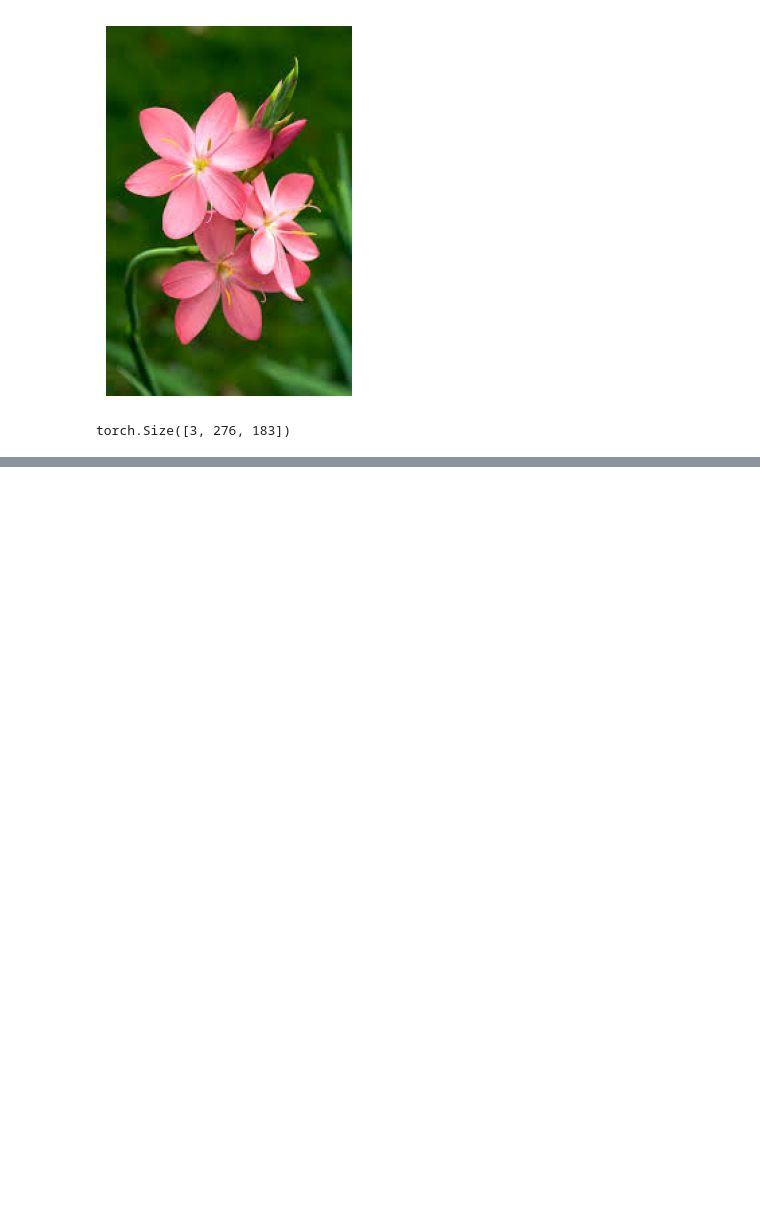
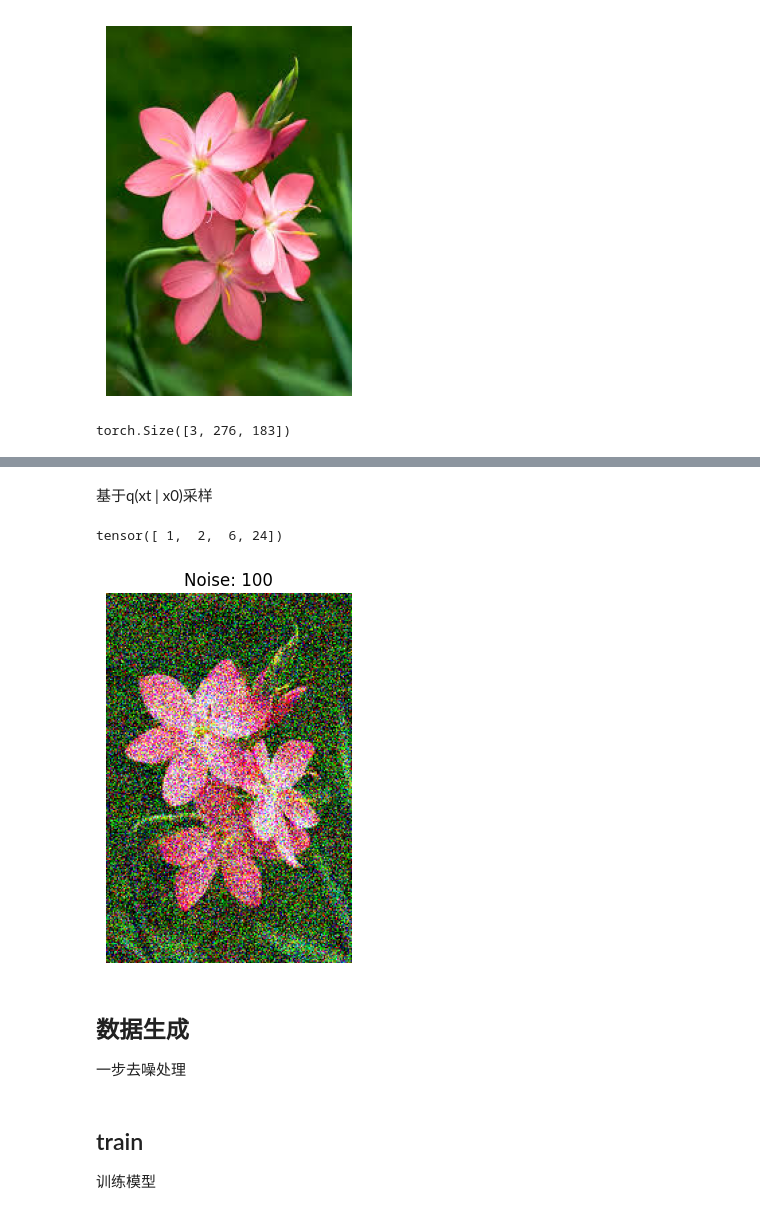
Before and after one commit to Hinna0818/DL-self-practice, a Jupyter notebook: generative_model/U-Net.ipynb, the cells around one changed output, grey strips where cells are left out. Saved outputs shown, nothing was run; the diff lists cells and outputs as text; code cells hidden in the pictures; blank space fills up the shorter version.

```diff
--- a/generative_model/U-Net.ipynb
+++ b/generative_model/U-Net.ipynb
@@ -223,0 +230,46 @@ plt.show()
+# %% [markdown]
+基于q(xt | x0)采样
+# %%
+x = torch.tensor([1, 2, 3, 4]) # cumulative product
+print(torch.cumprod(x, dim=0))
+# %% [output]
+tensor([ 1,  2,  6, 24])
+# %%
+## diffusion process of image
+# load img
+file_path = "./flower.png"
+image = Image.open(file_path).convert("RGB")
+
+## transform
+transform = transforms.ToTensor()
+x = transform(image)
+
+T = 1000
+beta_start = 0.0001
+beta_end = 0.02
+betas = torch.linspace(beta_start, beta_end, T)
+
+def add_noise(x_0, t, betas):
+    T = len(betas)
+    assert t >= 1 and t <= T
+
+    alphas = 1 - betas
+    alphas_bar = torch.cumprod(alphas, dim=0)
+    t_idx = t - 1
+    alpha_bar = alphas_bar[t_idx]
+
+    eps = torch.randn_like(x_0)
+    x_t = torch.sqrt(alpha_bar) * x_0 + torch.sqrt(1 - alpha_bar) * eps
+    return x_t
+
+## 生成时刻100的图像
+t = 100
+x_t = add_noise(x, t, betas)
+
+img = reverse_to_img(x_t)
+plt.imshow(img)
+plt.title(f'Noise: {t}')
+plt.axis('off')
+plt.show()
+# %% [output]
+[figure, added]
@@ -223,0 +299,3 @@ plt.show()
+# %% [markdown]
+## 数据生成
+一步去噪处理
@@ -223,0 +421,3 @@ plt.show()
+# %% [markdown]
+## train
+训练模型
```
Also changed, not shown: parts of 9 cells of this notebook.
